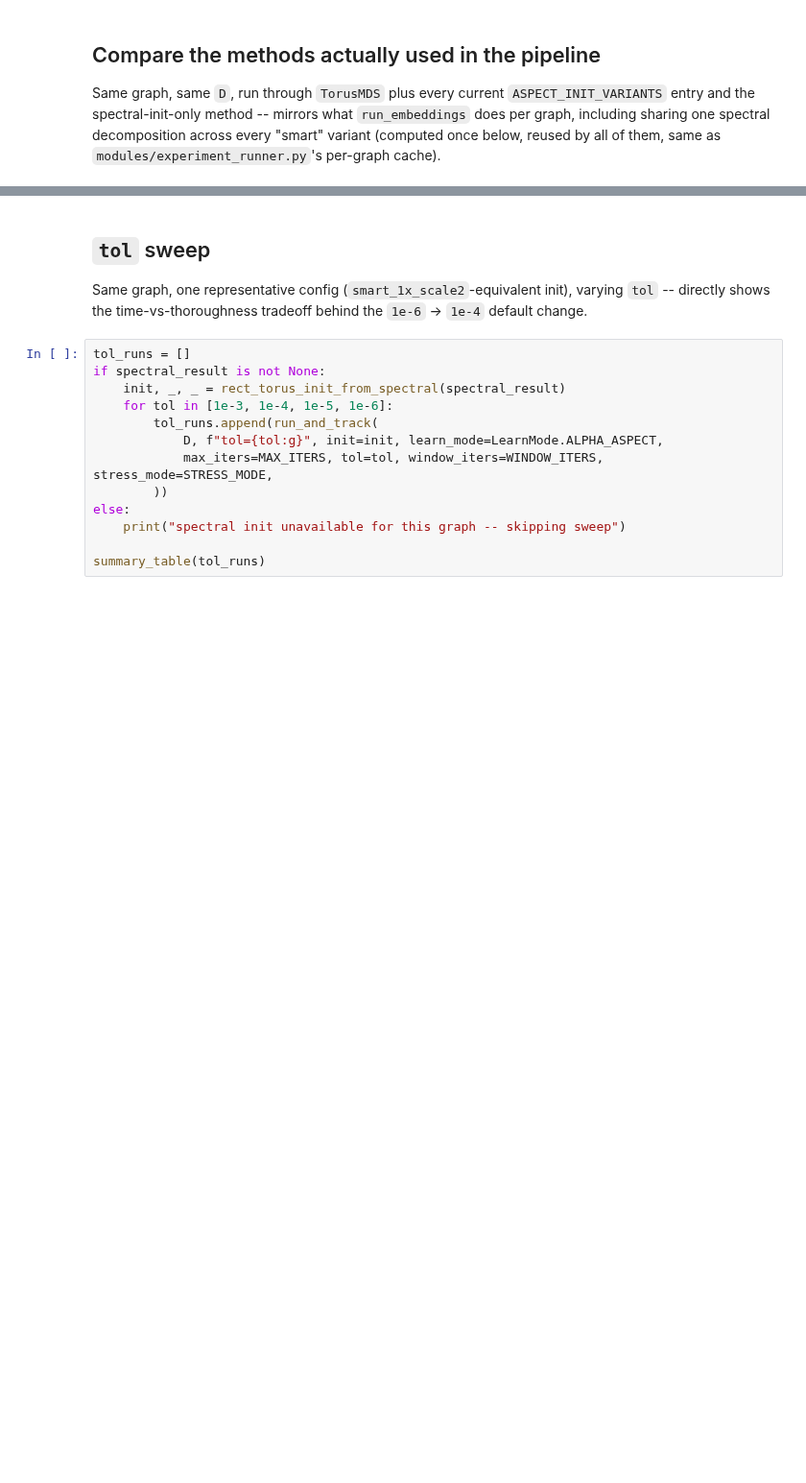
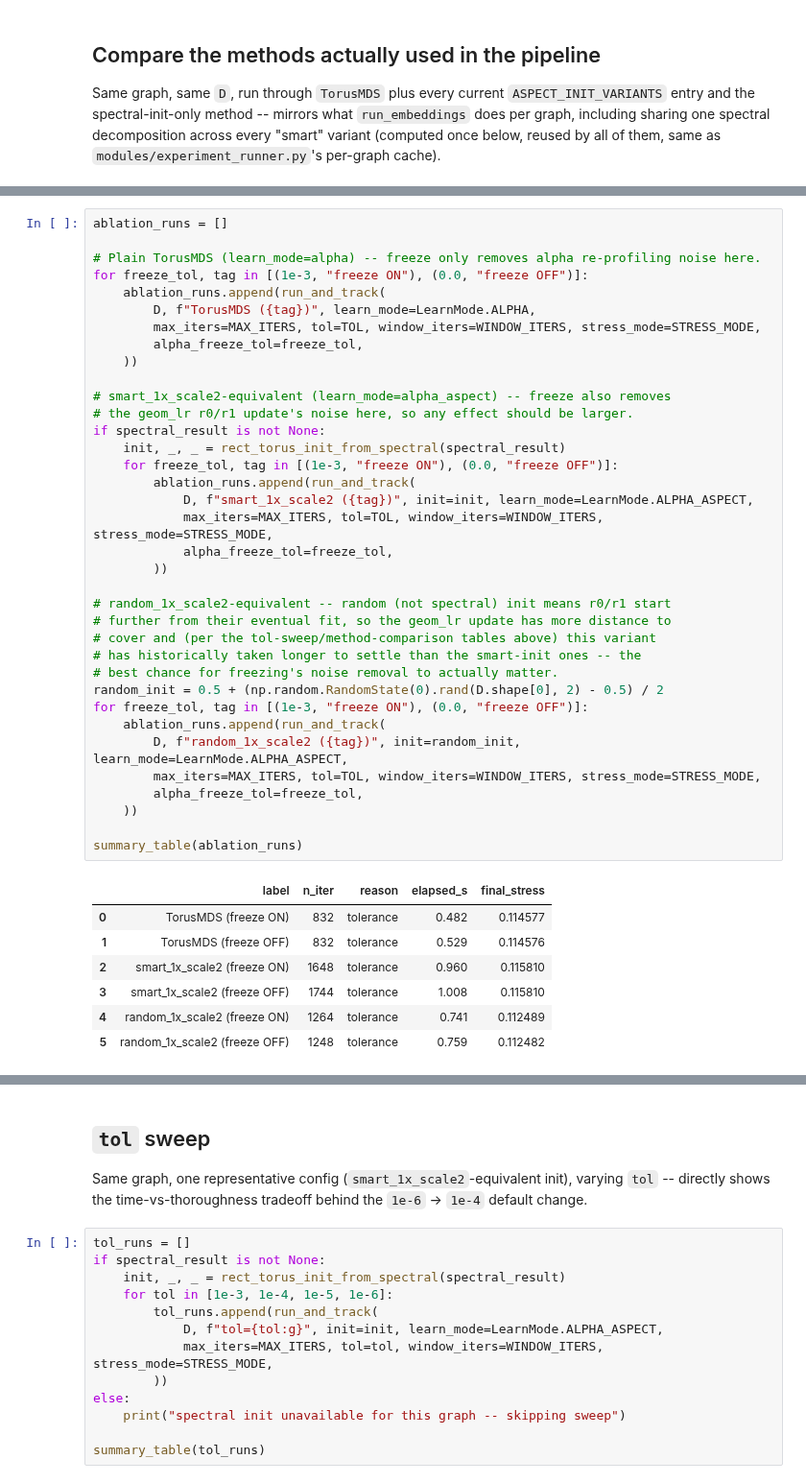
Before and after one commit to JacobLMiller/torus-mds, a Jupyter notebook: verification_experiments/convergence_test.ipynb, the cells around one changed output, grey strips where cells are left out. Shown at 96% size. Drawn from its saved outputs; the diff is of its cells as text; blank space fills up the shorter version.

```diff
--- a/verification_experiments/convergence_test.ipynb
+++ b/verification_experiments/convergence_test.ipynb
@@ -263,0 +276,44 @@ plt.show()
+# %%
+ablation_runs = []
+
+# Plain TorusMDS (learn_mode=alpha) -- freeze only removes alpha re-profiling noise here.
+for freeze_tol, tag in [(1e-3, "freeze ON"), (0.0, "freeze OFF")]:
+    ablation_runs.append(run_and_track(
+        D, f"TorusMDS ({tag})", learn_mode=LearnMode.ALPHA,
+        max_iters=MAX_ITERS, tol=TOL, window_iters=WINDOW_ITERS, stress_mode=STRESS_MODE,
+        alpha_freeze_tol=freeze_tol,
+    ))
+
+# smart_1x_scale2-equivalent (learn_mode=alpha_aspect) -- freeze also removes
+# the geom_lr r0/r1 update's noise here, so any effect should be larger.
+if spectral_result is not None:
+    init, _, _ = rect_torus_init_from_spectral(spectral_result)
+    for freeze_tol, tag in [(1e-3, "freeze ON"), (0.0, "freeze OFF")]:
+        ablation_runs.append(run_and_track(
+            D, f"smart_1x_scale2 ({tag})", init=init, learn_mode=LearnMode.ALPHA_ASPECT,
+            max_iters=MAX_ITERS, tol=TOL, window_iters=WINDOW_ITERS, stress_mode=STRESS_MODE,
+            alpha_freeze_tol=freeze_tol,
+        ))
+
+# random_1x_scale2-equivalent -- random (not spectral) init means r0/r1 start
+# further from their eventual fit, so the geom_lr update has more distance to
+# cover and (per the tol-sweep/method-comparison tables above) this variant
+# has historically taken longer to settle than the smart-init ones -- the
+# best chance for freezing's noise removal to actually matter.
+random_init = 0.5 + (np.random.RandomState(0).rand(D.shape[0], 2) - 0.5) / 2
+for freeze_tol, tag in [(1e-3, "freeze ON"), (0.0, "freeze OFF")]:
+    ablation_runs.append(run_and_track(
+        D, f"random_1x_scale2 ({tag})", init=random_init, learn_mode=LearnMode.ALPHA_ASPECT,
+        max_iters=MAX_ITERS, tol=TOL, window_iters=WINDOW_ITERS, stress_mode=STRESS_MODE,
+        alpha_freeze_tol=freeze_tol,
+    ))
+
+summary_table(ablation_runs)
+# %% [output]
+|  | label | n_iter | reason | elapsed_s | final_stress |
+| 0 | TorusMDS (freeze ON) | 832 | tolerance | 0.482 | 0.114577 |
+| 1 | TorusMDS (freeze OFF) | 832 | tolerance | 0.529 | 0.114576 |
+| 2 | smart_1x_scale2 (freeze ON) | 1648 | tolerance | 0.960 | 0.115810 |
+| 3 | smart_1x_scale2 (freeze OFF) | 1744 | tolerance | 1.008 | 0.115810 |
+| 4 | random_1x_scale2 (freeze ON) | 1264 | tolerance | 0.741 | 0.112489 |
+| 5 | random_1x_scale2 (freeze OFF) | 1248 | tolerance | 0.759 | 0.112482 |
```
Also changed, not shown: parts of 8 cells of this notebook, 14 other files.
